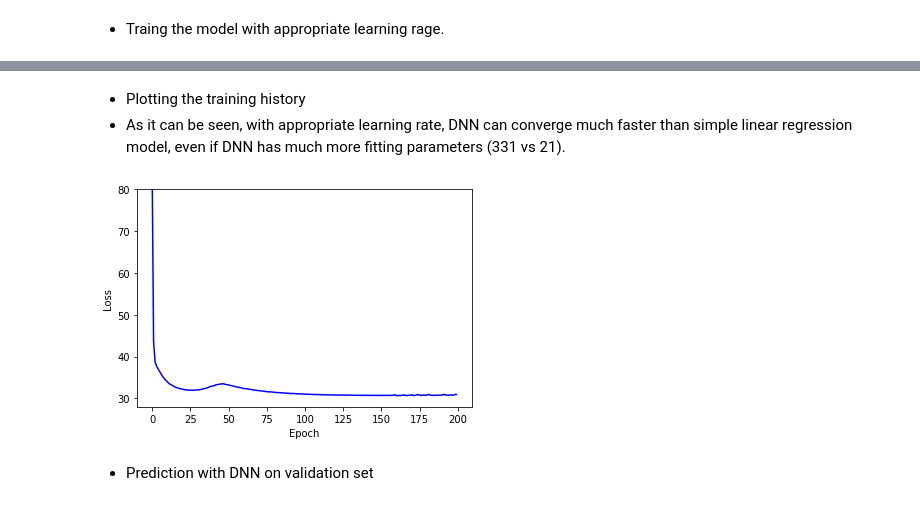
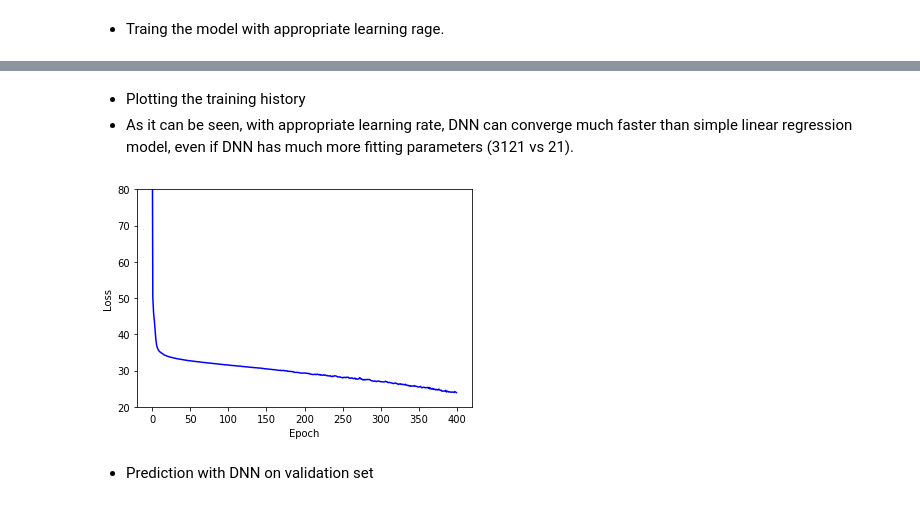
Before and after one commit to johanzhuohan/Tensor_flow_projects, a Jupyter notebook: Time_series/DNN_forecast.ipynb, the cells around one changed output, grey strips where cells are left out. Cells and saved outputs as stored; diff of their text form; code cells hidden in the pictures.

```diff
--- a/Time_series/DNN_forecast.ipynb
+++ b/Time_series/DNN_forecast.ipynb
@@ -23,8 +23,8 @@ def trend(time, slope=0):
 
 def seasonal_pattern(season_time):
     return np.where(season_time < 0.4,
-                    np.sin(season_time * 2 * np.pi),
-                    1 / np.exp(3 * season_time))
+                    np.sin(season_time * 10 * np.pi),
+                    1 / np.exp(10 * season_time))
 
 def seasonality(time, period, amplitude=1, phase=0):
     """Repeats the same pattern at each period"""
@@ -98,7 +98,7 @@ def windowed_dataset(series, window_size, batch_size, shuffle_buffer):
 # %%
 # Create input dataset with training dataset
 window_size = 20
-batch_size = 32
+batch_size = 30
 shuffle_buffer_size = 1000
 dataset = windowed_dataset(x_train, window_size, batch_size, shuffle_buffer_size)
 # %%
@@ -237,7 +222,7 @@ plt.show()
 * Traing the model with appropriate learning rage.
 # %%
 model3 = tf.keras.models.Sequential([
-  tf.keras.layers.Dense(10, activation="relu", input_shape=[window_size]),
+  tf.keras.layers.Dense(100, activation="relu", input_shape=[window_size]),
   tf.keras.layers.Dense(10, activation="relu"),
   tf.keras.layers.Dense(1)
 ])
@@ -263,4 +248,4 @@ Non-trainable params: 0
 _________________________________________________________________
 # %%
 # Training
-history3 = model3.fit(dataset, epochs=200, verbose=2)
+history3 = model3.fit(dataset, epochs=400, verbose=0)
@@ -285,16 +252,16 @@ Epoch 200/200
 # %% [markdown]
 * Plotting the training history
-* As it can be seen, with appropriate learning rate, DNN can converge much faster than simple linear regression model, even if DNN has much more fitting parameters (331 vs 21).
+* As it can be seen, with appropriate learning rate, DNN can converge much faster than simple linear regression model, even if DNN has much more fitting parameters (3121 vs 21).
 # %%
 loss1 = history3.history['loss']
 epochs1 = range(len(loss1))
 plt.plot(epochs1, loss1, 'b', label='Training Loss')
 plt.xlabel("Epoch")
 plt.ylabel("Loss")
-plt.ylim([28,80])
+plt.ylim([20,80])
 plt.show()
 # %% [output]
-[figure, old version]
+[figure, new version]
 # %% [markdown]
 * Prediction with DNN on validation set
 # %%
```
Also changed, not shown: parts of 15 cells of this notebook.
